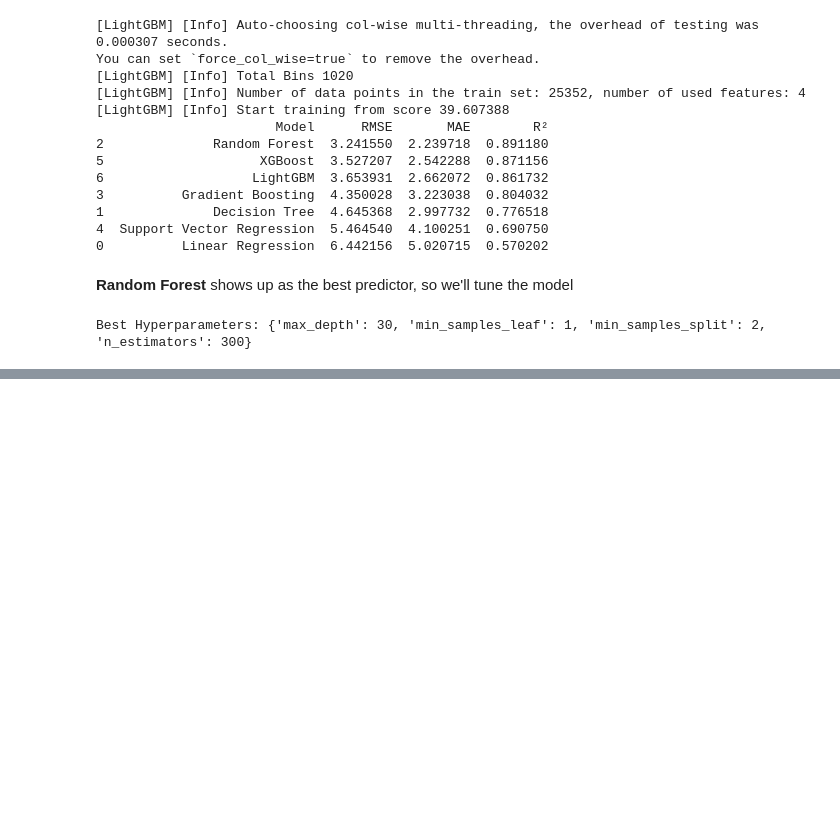
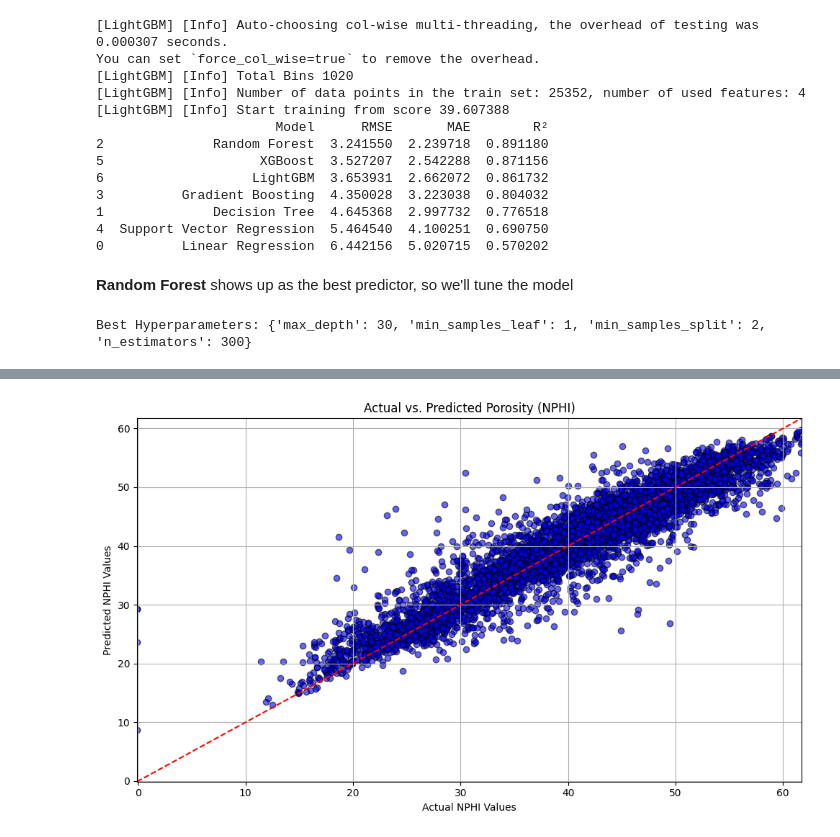
Before and after one commit to jcmefra/Petrophysics-Machine-Learning, a Jupyter notebook: notebook.ipynb, the cells around one changed output, grey strips where cells are left out. Cells and saved outputs as stored; diff of their text form; code cells hidden in the pictures; blank space fills up the shorter version.

```diff
--- a/notebook.ipynb
+++ b/notebook.ipynb
@@ -636,0 +684,15 @@ Best Hyperparameters: {'max_depth': 30, 'min_samples_leaf': 1, 'min_samples_spli
+# %%
+# Create a scatter plot of actual vs predicted values
+plt.figure(figsize=(10, 6))
+plt.scatter(y_test, y_pred_best, color='blue', alpha=0.6, edgecolors='k')
+plt.plot([y_test.min(), y_test.max()], [y_test.min(), y_test.max()], 'r--')  # Line for perfect predictions
+plt.title("Actual vs. Predicted Porosity (NPHI)")
+plt.xlabel("Actual NPHI Values")
+plt.ylabel("Predicted NPHI Values")
+plt.xlim(y_test.min(), y_test.max())
+plt.ylim(y_test.min(), y_test.max())
+plt.grid()
+plt.tight_layout()
+plt.show()
+# %% [output]
+[figure, added]
```
Also changed, not shown: parts of 7 cells of this notebook.
